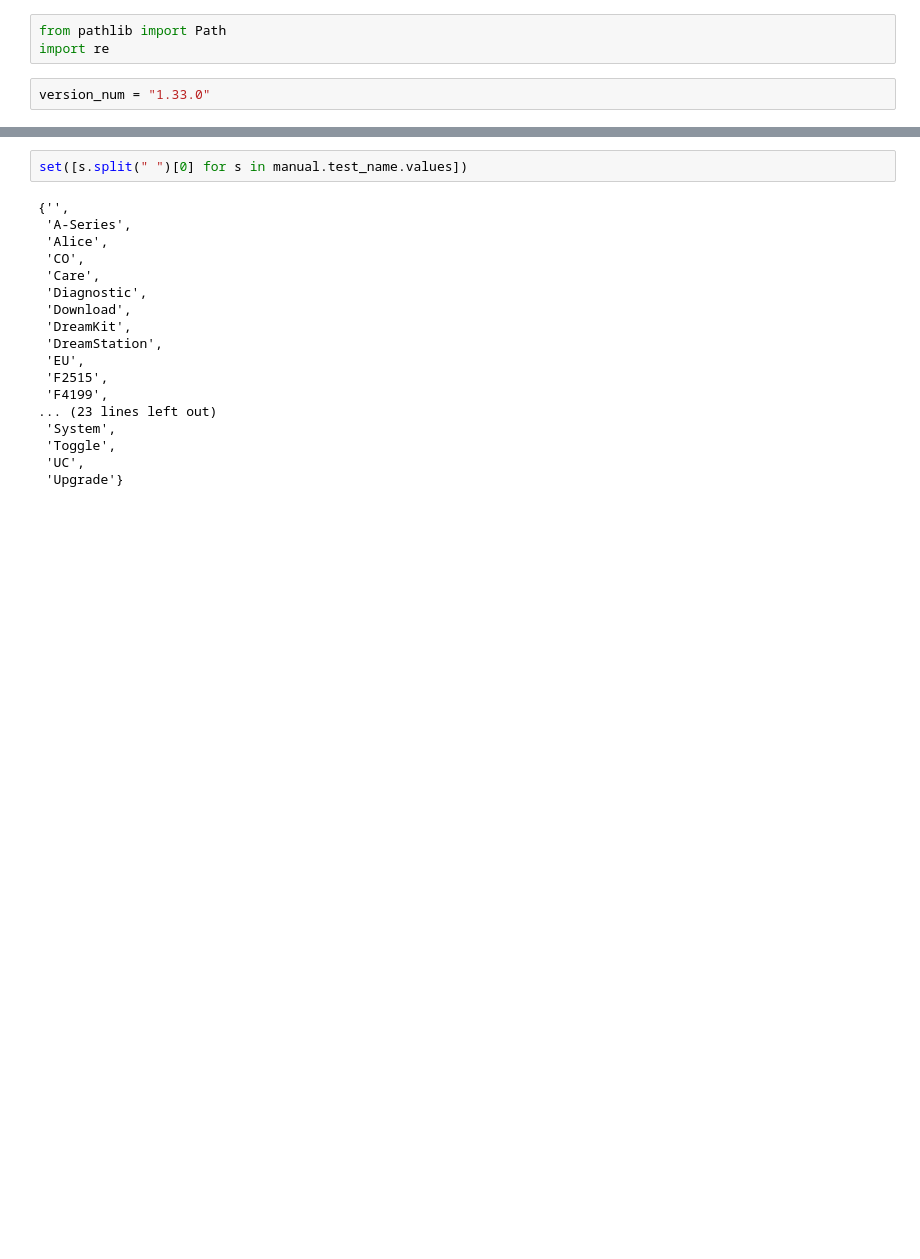
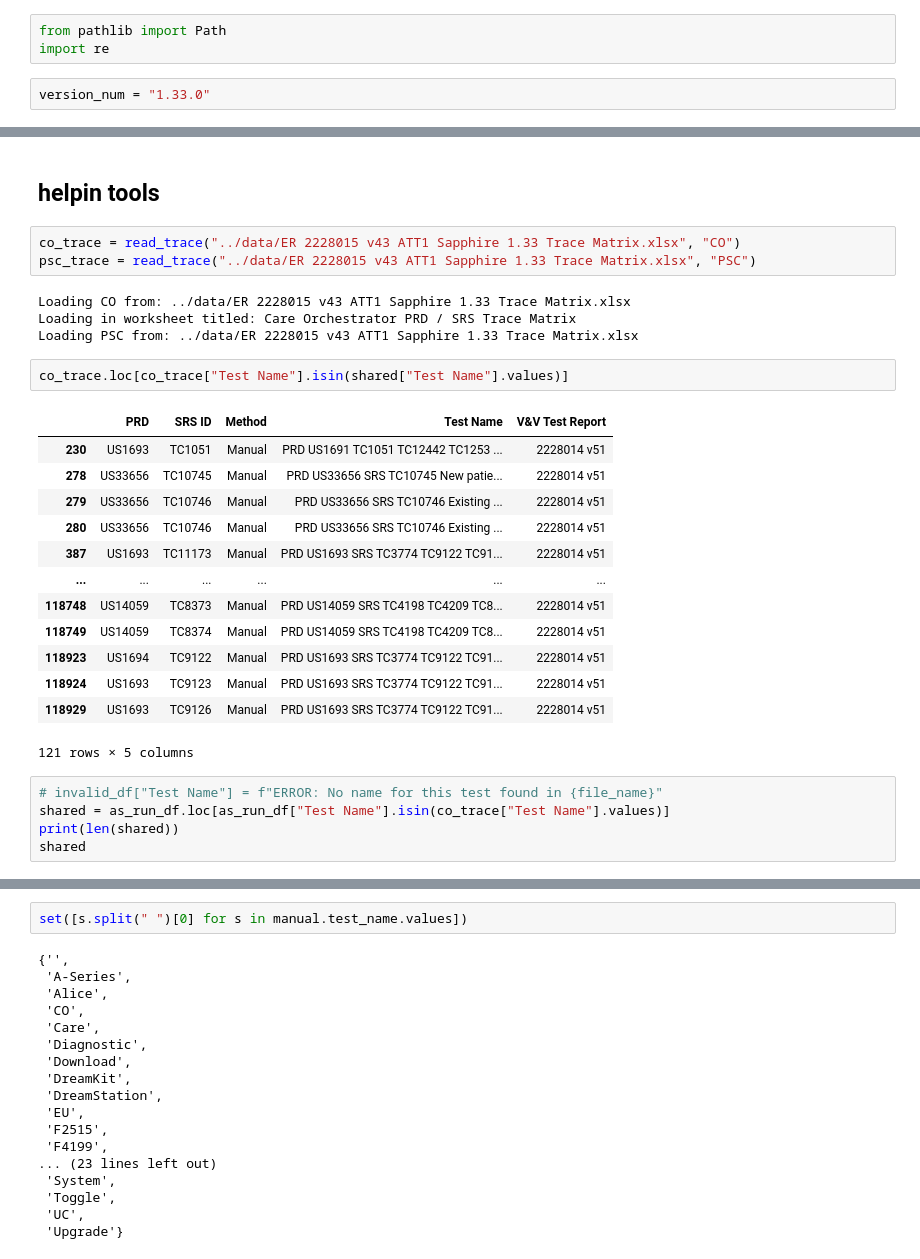
Before and after one commit to jacoblee628/systemsproject, a Jupyter notebook: src/more_experiments.ipynb, the cells around one changed output, grey strips where cells are left out. Drawn from its saved outputs; the diff is of its cells as text; blank space fills up the shorter version.

```diff
--- a/src/more_experiments.ipynb
+++ b/src/more_experiments.ipynb
@@ -37,0 +130,30 @@ manual.loc[manual["Test Name"].isin([""])]
+# %% [markdown]
+## helpin tools
+# %%
+co_trace = read_trace("../data/ER 2228015 v43 ATT1 Sapphire 1.33 Trace Matrix.xlsx", "CO")
+psc_trace = read_trace("../data/ER 2228015 v43 ATT1 Sapphire 1.33 Trace Matrix.xlsx", "PSC")
+# %% [output]
+Loading CO from: ../data/ER 2228015 v43 ATT1 Sapphire 1.33 Trace Matrix.xlsx
+Loading in worksheet titled: Care Orchestrator PRD / SRS Trace Matrix
+Loading PSC from: ../data/ER 2228015 v43 ATT1 Sapphire 1.33 Trace Matrix.xlsx
+# %%
+co_trace.loc[co_trace["Test Name"].isin(shared["Test Name"].values)]
+# %% [output]
+|  | PRD | SRS ID | Method | Test Name | V&V Test Report |
+| 230 | US1693 | TC1051 | Manual | PRD US1691 TC1051 TC12442 TC1253 ... | 2228014 v51 |
+| 278 | US33656 | TC10745 | Manual | PRD US33656 SRS TC10745 New patie... | 2228014 v51 |
+| 279 | US33656 | TC10746 | Manual | PRD US33656 SRS TC10746 Existing ... | 2228014 v51 |
+| 280 | US33656 | TC10746 | Manual | PRD US33656 SRS TC10746 Existing ... | 2228014 v51 |
+| 387 | US1693 | TC11173 | Manual | PRD US1693 SRS TC3774 TC9122 TC91... | 2228014 v51 |
+| ... | ... | ... | ... | ... | ... |
+| 118748 | US14059 | TC8373 | Manual | PRD US14059 SRS TC4198 TC4209 TC8... | 2228014 v51 |
+| 118749 | US14059 | TC8374 | Manual | PRD US14059 SRS TC4198 TC4209 TC8... | 2228014 v51 |
+| 118923 | US1694 | TC9122 | Manual | PRD US1693 SRS TC3774 TC9122 TC91... | 2228014 v51 |
+| 118924 | US1693 | TC9123 | Manual | PRD US1693 SRS TC3774 TC9122 TC91... | 2228014 v51 |
+| 118929 | US1693 | TC9126 | Manual | PRD US1693 SRS TC3774 TC9122 TC91... | 2228014 v51 |
+121 rows × 5 columns
+# %%
+# invalid_df["Test Name"] = f"ERROR: No name for this test found in {file_name}"
+shared = as_run_df.loc[as_run_df["Test Name"].isin(co_trace["Test Name"].values)]
+print(len(shared))
+shared
```
Also changed, not shown: parts of 8 cells of this notebook, 3 other files.
